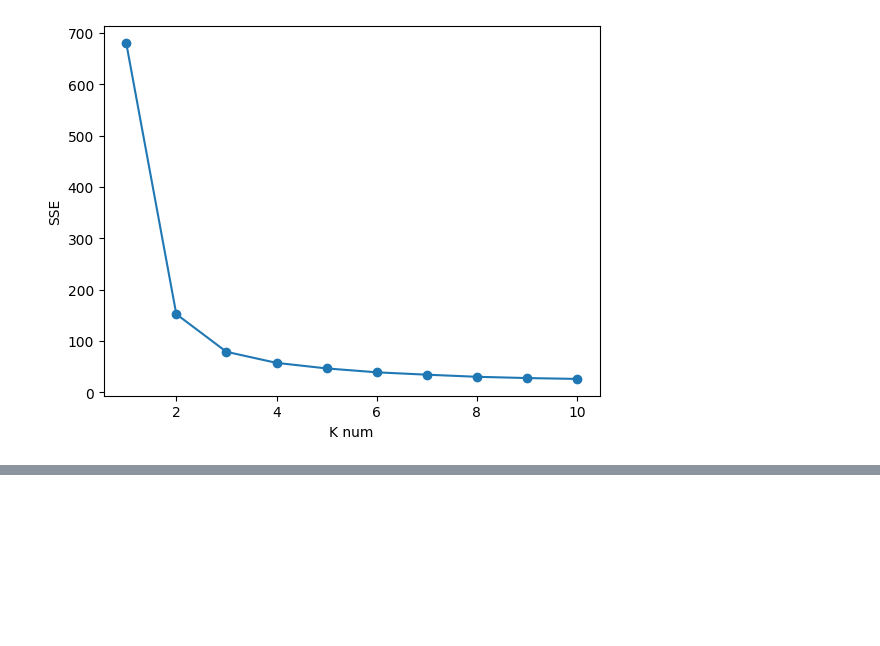
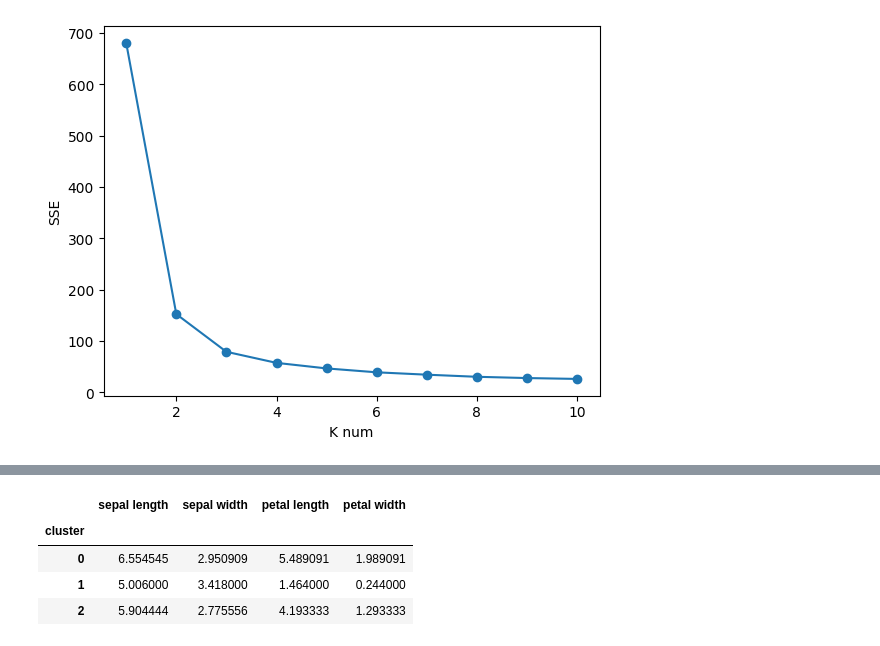
Before and after one commit to sai-with/ADP_prac, a Jupyter notebook: statics/군집분석.ipynb, the cells around one changed output, grey strips where cells are left out. Drawn from its saved outputs; the diff is of its cells as text; code cells hidden in the pictures; blank space fills up the shorter version.

```diff
--- a/statics/군집분석.ipynb
+++ b/statics/군집분석.ipynb
@@ -270,0 +326,9 @@ k: 10 SSE: 26.07225182334006
+# %%
+x['cluster'] = gmm_labels
+x.groupby('cluster').mean()
+# %% [output]
+|  | sepal length | sepal width | petal length | petal width |
+| cluster |  |  |  |  |
+| 0 | 6.554545 | 2.950909 | 5.489091 | 1.989091 |
+| 1 | 5.006000 | 3.418000 | 1.464000 | 0.244000 |
+| 2 | 5.904444 | 2.775556 | 4.193333 | 1.293333 |
```
Also changed, not shown: parts of 10 cells of this notebook, 4 other files.
